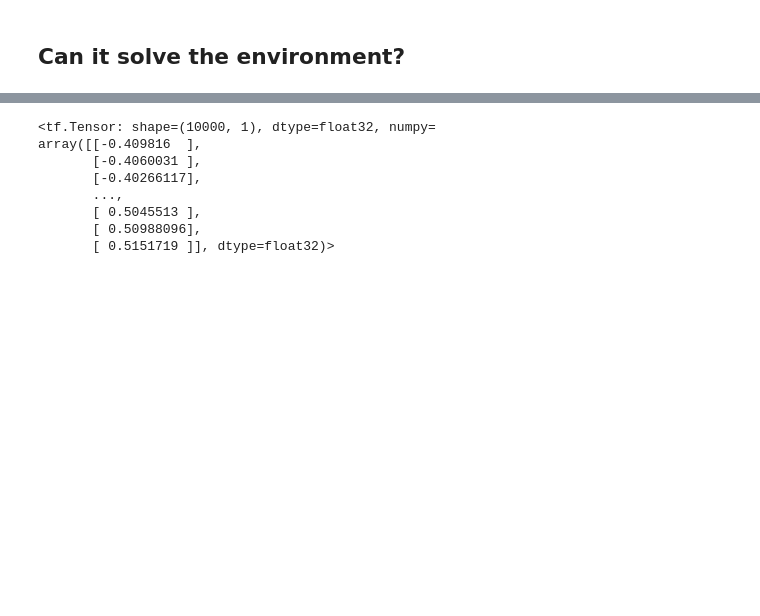
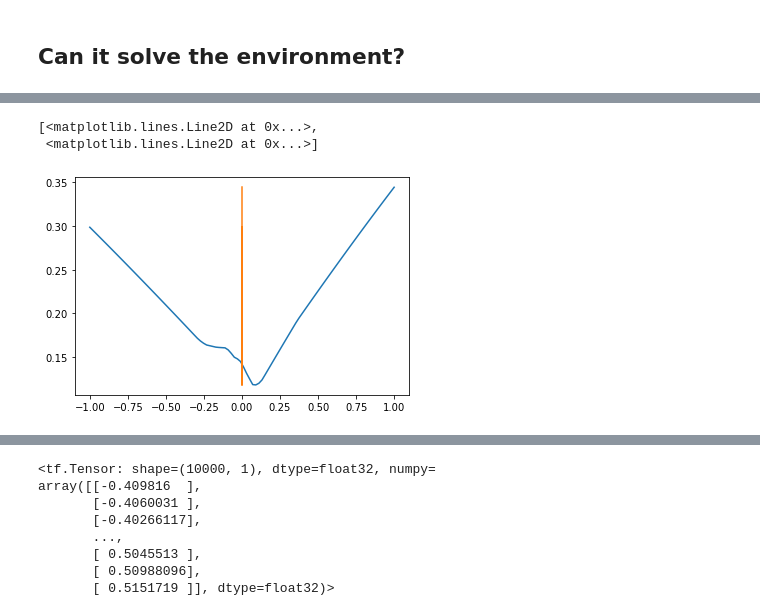
Before and after one commit to ewil32/Hybrid_Policy_Selection_DAIF, a Jupyter notebook: habitual_action_network.ipynb, the cells around one changed output, grey strips where cells are left out. Saved outputs shown, nothing was run; the diff lists cells and outputs as text; code cells hidden in the pictures; blank space fills up the shorter version.

```diff
--- a/habitual_action_network.ipynb
+++ b/habitual_action_network.ipynb
@@ -277,0 +445,6 @@ KeyboardInterrupt
+# %%
+act_net = HabitualAction(2, 1, [16, 16], action_std_dev=1)
+
+act_net.compile(optimizer=tf.keras.optimizers.Adam())
+
+act_net.habit_action_model.summary()
@@ -277,0 +576,12 @@ KeyboardInterrupt
+# %%
+obs_pos = np.vstack([np.linspace(-1, 1, 100), np.zeros(100)]).T
+actions_pred = act_net(obs_pos)
+
+actions_pred
+
+
+plt.plot(obs_pos, actions_pred)
+# %% [output]
+[<matplotlib.lines.Line2D at 0x...>,
+ <matplotlib.lines.Line2D at 0x...>]
+[figure, added]
```
Also changed, not shown: parts of 25 cells of this notebook, 5 other files.
